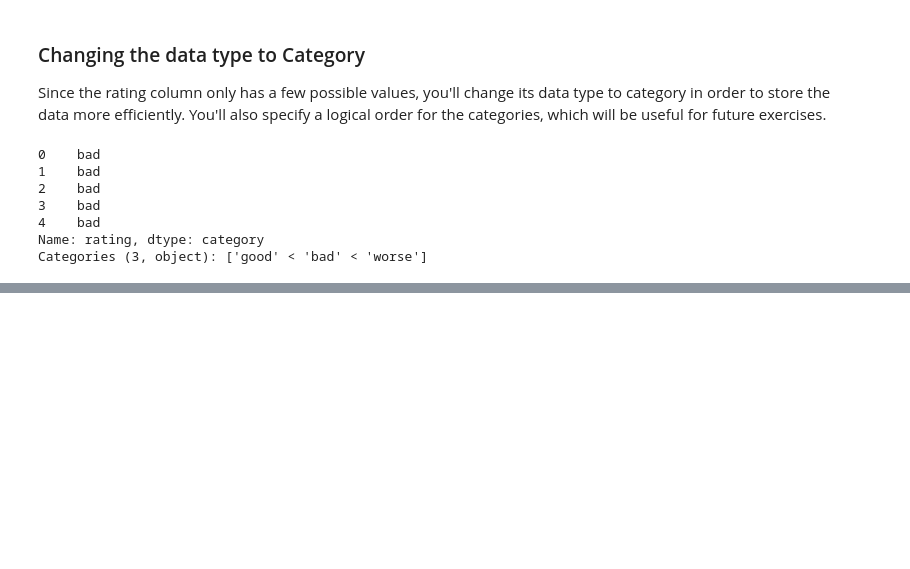
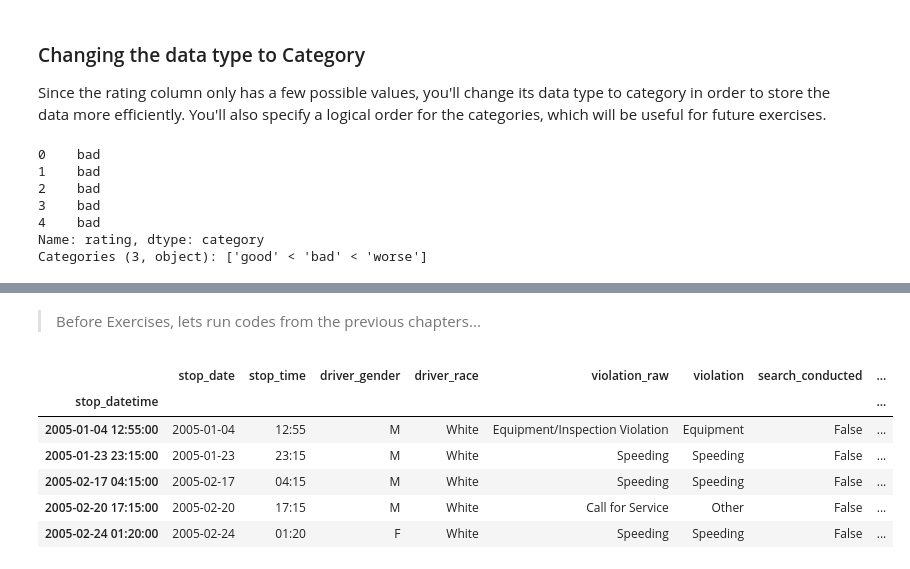
Before and after one commit to SketchQ/DataCamp_DataScience_Track, a Jupyter notebook: 17_Analyzing Police Activity with pandas/Chapter_4_Analyzing the effect of weather on policing.ipynb, the cells around one changed output, grey strips where cells are left out. Cells and saved outputs as stored; diff of their text form; code cells hidden in the pictures; blank space fills up the shorter version.

```diff
--- a/17_Analyzing Police Activity with pandas/Chapter_4_Analyzing the effect of weather on policing.ipynb
+++ b/17_Analyzing Police Activity with pandas/Chapter_4_Analyzing the effect of weather on policing.ipynb
@@ -397,0 +514,48 @@ Categories (3, object): ['good' < 'bad' < 'worse']
+# %% [markdown]
+> Before Exercises, lets run codes from the previous chapters...
+# %%
+# Police DataFrame
+ri = pd.read_csv('datasets/police.csv')
+
+## Cleaning and validating DataFrame as in Chapter 1
+# Dropping the county_name column
+ri.drop('county_name', axis='columns', inplace=True)
+# Dropping stop_date and stop time rows with missing values
+ri.dropna(subset=['stop_date', 'stop_time'], inplace=True)
+# Dropping state column
+ri.drop('state', axis='columns', inplace=True)
+# Dropping driver_gender rows with missing values
+ri.dropna(subset=['driver_gender'], inplace=True)
+
+## Changing the Data Types
+# Change the is_arrested column into a bool type
+ri['is_arrested'] = ri.is_arrested.astype('bool')
+# Combined stop date and stop time into a one column
+combined = ri.stop_date.str.cat(ri.stop_time, sep=' ')
+# Convert combined column into a datetime
+ri['stop_datetime'] = pd.to_datetime(combined)
+# Set combined column into an index
+ri.set_index('stop_datetime', inplace=True)
+# Mapping
+mapping = {'0-15 Min':'short',
+           '16-30 Min':'medium',
+           '30+ Min':'long'}
+
+ri['stop_length'] = ri.stop_duration.map(mapping)
+# Convert to Category type
+cats = ['short', 'medium', 'long']
+
+cat_type = pd.CategoricalDtype(categories=cats, ordered=True)
+
+ri['stop_length'] = ri.stop_length.astype(cat_type)
+
+# Check the DataFrame
+ri.head()
+# %% [output]
+|  | stop_date | stop_time | driver_gender | driver_race | violation_raw | violation | search_conducted | ... |
+| stop_datetime |  |  |  |  |  |  |  | ... |
+| 2005-01-04 12:55:00 | 2005-01-04 | 12:55 | M | White | Equipment/Inspection Violation | Equipment | False | ... |
+| 2005-01-23 23:15:00 | 2005-01-23 | 23:15 | M | White | Speeding | Speeding | False | ... |
+| 2005-02-17 04:15:00 | 2005-02-17 | 04:15 | M | White | Speeding | Speeding | False | ... |
+| 2005-02-20 17:15:00 | 2005-02-20 | 17:15 | M | White | Call for Service | Other | False | ... |
+| 2005-02-24 01:20:00 | 2005-02-24 | 01:20 | F | White | Speeding | Speeding | False | ... |
```
Also changed, not shown: parts of 19 cells of this notebook, 2 other files.
